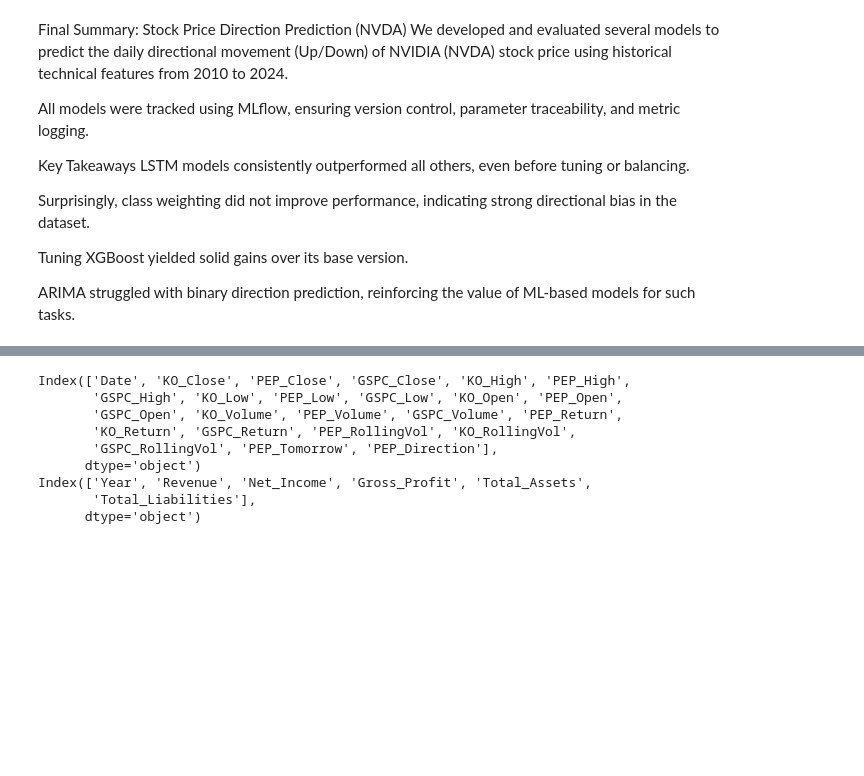
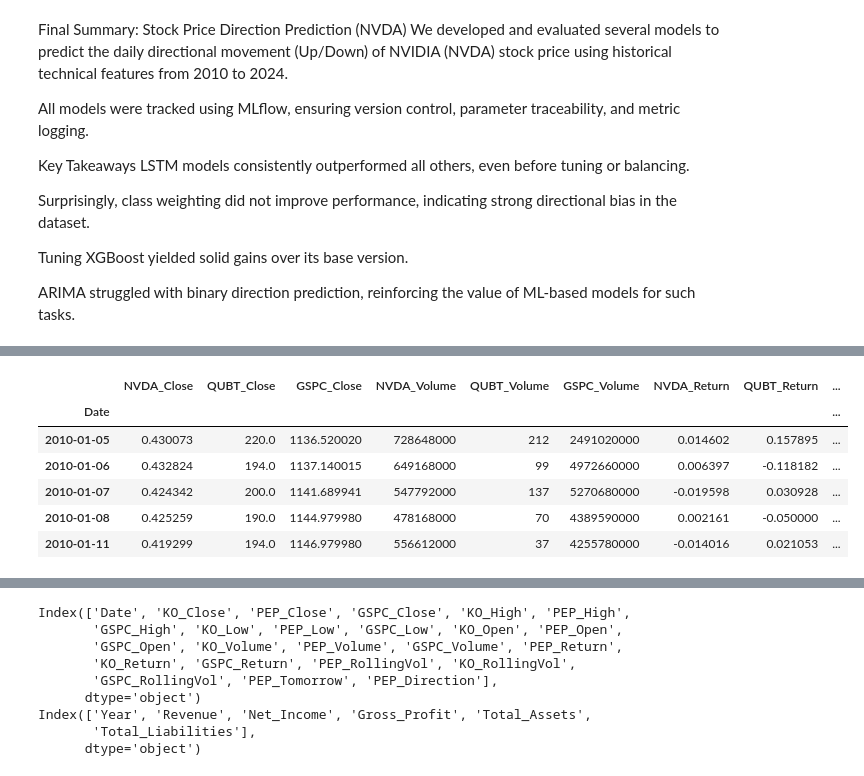
Before and after one commit to gideonkomayin/stockmarket-analysis-amdari, a Jupyter notebook: nvidia stockmarketanalysis.ipynb, the cells around one changed output, grey strips where cells are left out. Saved outputs shown, nothing was run; the diff lists cells and outputs as text; code cells hidden in the pictures; blank space fills up the shorter version.

```diff
--- a/nvidia stockmarketanalysis.ipynb
+++ b/nvidia stockmarketanalysis.ipynb
@@ -1926,0 +1945,18 @@ ARIMA struggled with binary direction prediction, reinforcing the value of ML-ba
+# %%
+import pandas as pd
+import numpy as np
+import matplotlib.pyplot as plt
+import warnings
+warnings.filterwarnings("ignore")
+
+
+df = pd.read_csv("stock_data.csv", index_col="Date")
+df.head()
+# %% [output]
+|  | NVDA_Close | QUBT_Close | GSPC_Close | NVDA_Volume | QUBT_Volume | GSPC_Volume | NVDA_Return | QUBT_Return | ... |
+| Date |  |  |  |  |  |  |  |  | ... |
+| 2010-01-05 | 0.430073 | 220.0 | 1136.520020 | 728648000 | 212 | 2491020000 | 0.014602 | 0.157895 | ... |
+| 2010-01-06 | 0.432824 | 194.0 | 1137.140015 | 649168000 | 99 | 4972660000 | 0.006397 | -0.118182 | ... |
+| 2010-01-07 | 0.424342 | 200.0 | 1141.689941 | 547792000 | 137 | 5270680000 | -0.019598 | 0.030928 | ... |
+| 2010-01-08 | 0.425259 | 190.0 | 1144.979980 | 478168000 | 70 | 4389590000 | 0.002161 | -0.050000 | ... |
+| 2010-01-11 | 0.419299 | 194.0 | 1146.979980 | 556612000 | 37 | 4255780000 | -0.014016 | 0.021053 | ... |
```
Also changed, not shown: parts of 31 cells of this notebook, 59 other files.
